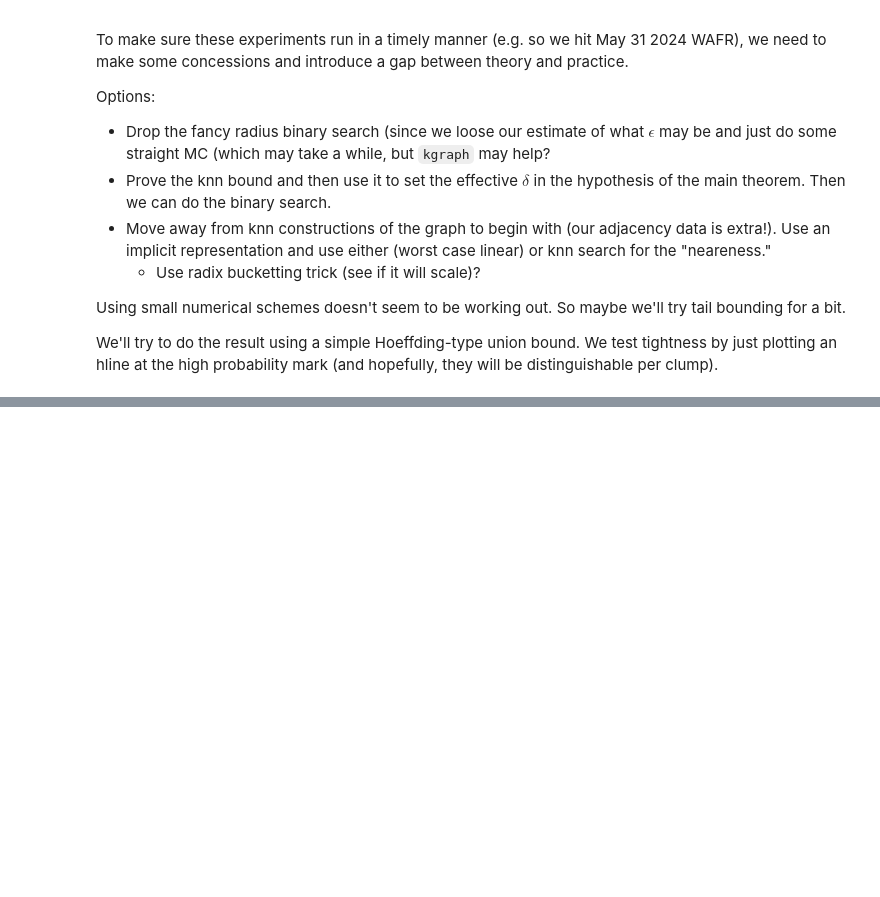
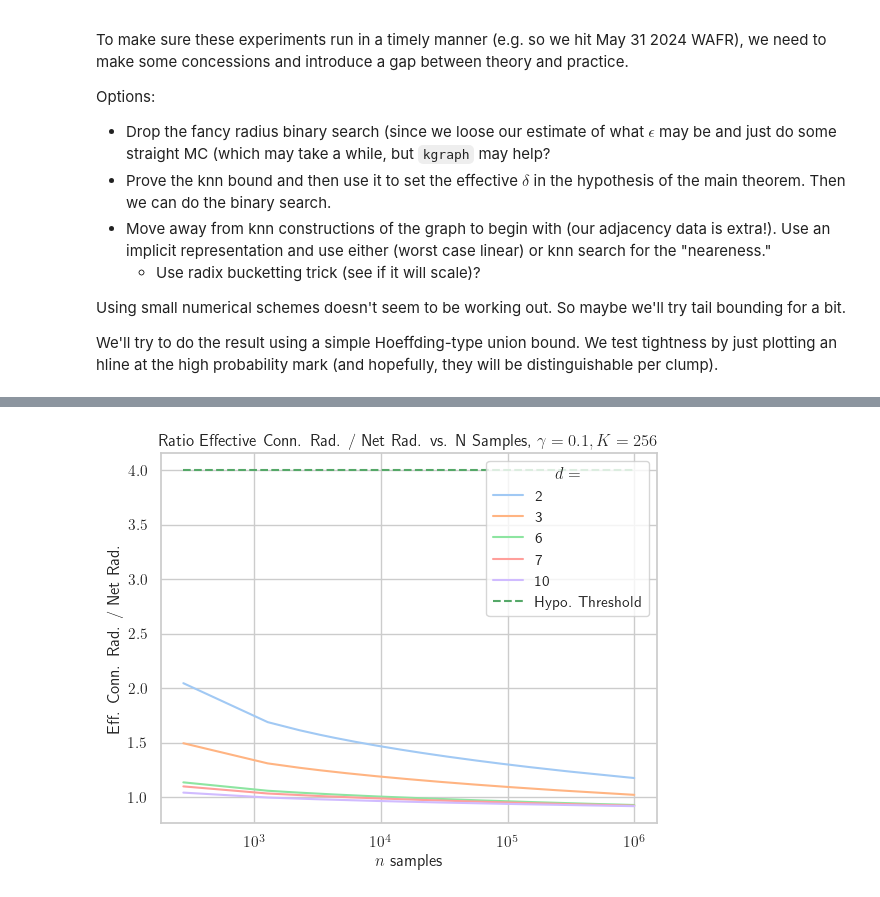
Before and after one commit to robustrobotics/nonasymptotic-mp, a Jupyter notebook: notebooks/designing_tractable_experiments.ipynb, the cells around one changed output, grey strips where cells are left out. Drawn from its saved outputs; the diff is of its cells as text; code cells hidden in the pictures; blank space fills up the shorter version.

Commit message:
implement code for ratio figure (bug somewhere?)

```diff
--- a/notebooks/designing_tractable_experiments.ipynb
+++ b/notebooks/designing_tractable_experiments.ipynb
@@ -374,0 +382,43 @@ We test tightness by just plotting an hline at the high probability mark (and ho
+# %%
+# first, fix failure probability, maximum n samples, and K in knn
+# this computation is done in the unit cube.
+failure_prob = 0.1
+max_samples = int(1e6)
+n_samples = np.arange(275, max_samples + 2, step=1000)
+k = 256
+
+_ds = ds[:5]
+smallest_net_rads = np.zeros((n_samples.size, _ds.size))
+largest_conn_rads= np.zeros((n_samples.size, _ds.size))
+
+## both net-radius and knn radius needs to be done per-sample, since ss_sum is not ufunc'ed.
+for _is, _n_sample in enumerate(n_samples):
+    for _id, _d in enumerate(_ds):
+        # print('procssing: %i, %i' % (_n_sample, _d))
+        smallest_net_rads[_is, _id] = compute_net_radius_from_prob(_d, _n_sample, failure_prob, vol_env=1.0)
+        largest_conn_rads[_is, _id] = halving_radius_search_over_log_prob_bound(
+            lambda _r: compute_tail_knn_radius_log_prob_chernoff_kl(_n_sample, k, _r, _d, vol_env=1.0, enable_union_bound_factor=True),
+            1e-10,
+            np.sqrt(20),
+            1 - failure_prob
+        )
+
+# next, we find the ratio between these two:
+rads_ratio = largest_conn_rads / smallest_net_rads
+
+# and we load them up in a dataframe and plot them against the hypothesis
+# threshold (ratio >= 4)
+mi = pd.MultiIndex.from_product([n_samples, _ds], names=['n_samples', 'ds'])
+rat_df = pd.DataFrame(data=rads_ratio.flatten(order='C'), index=mi, columns=['ratio']).reset_index()
+
+sns.set_theme(style='whitegrid')
+ax = sns.lineplot(data=rat_df, x='n_samples', y='ratio', hue='ds', palette='pastel')
+ax.hlines(y=4, xmin=n_samples[0], xmax=n_samples[-1], linestyles='--', label='Hypo. Threshold', color='g')
+ax.set_xscale('log')
+ax.set_title('Ratio Effective Conn. Rad. / Net Rad. vs. N Samples, $\gamma=0.1,K=256$')
+ax.set_ylabel('Eff. Conn. Rad. / Net Rad.')
+ax.set_xlabel('$n$ samples')
+ax.legend().set_title('$d=$')
+plt.show()
+# %% [output]
+[figure, added]
```
Also changed, not shown: parts of 10 cells of this notebook, 1 other file.
